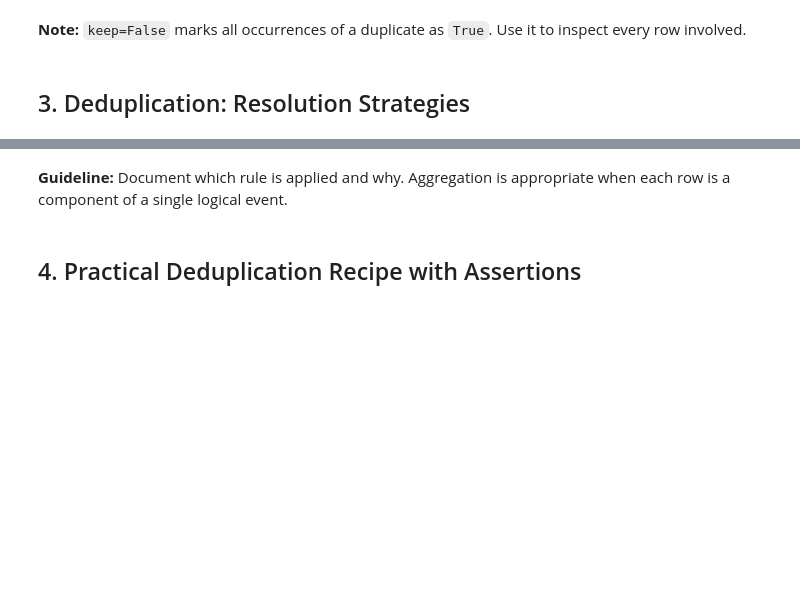
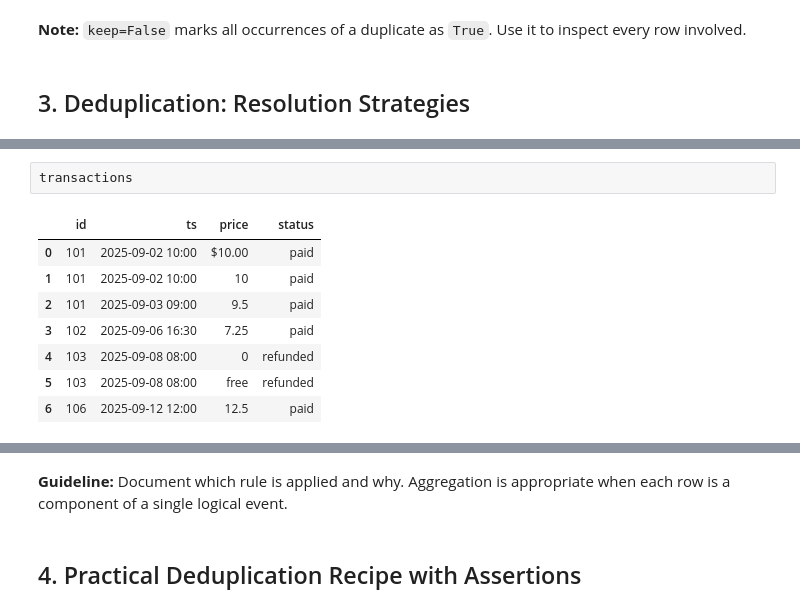
Before and after one commit to Dan-the-baguette-man/example_names, a Jupyter notebook: Module08/session1.ipynb, the cells around one changed output, grey strips where cells are left out. Drawn from its saved outputs; the diff is of its cells as text; blank space fills up the shorter version.

```diff
--- a/Module08/session1.ipynb
+++ b/Module08/session1.ipynb
@@ -56,3 +98,14 @@ tx_keep_last
+# %%
+transactions
+# %% [output]
+|  | id | ts | price | status |
+| 0 | 101 | 2025-09-02 10:00 | $10.00 | paid |
+| 1 | 101 | 2025-09-02 10:00 | 10 | paid |
+| 2 | 101 | 2025-09-03 09:00 | 9.5 | paid |
+| 3 | 102 | 2025-09-06 16:30 | 7.25 | paid |
+| 4 | 103 | 2025-09-08 08:00 | 0 | refunded |
+| 5 | 103 | 2025-09-08 08:00 | free | refunded |
+| 6 | 106 | 2025-09-12 12:00 | 12.5 | paid |
 # %%
 # 3.3 Aggregate duplicates by key (sum price after converting to numeric; keep max timestamp string for demo)
 tx_tmp = transactions.copy()
```
Also changed, not shown: parts of 27 cells of this notebook.
